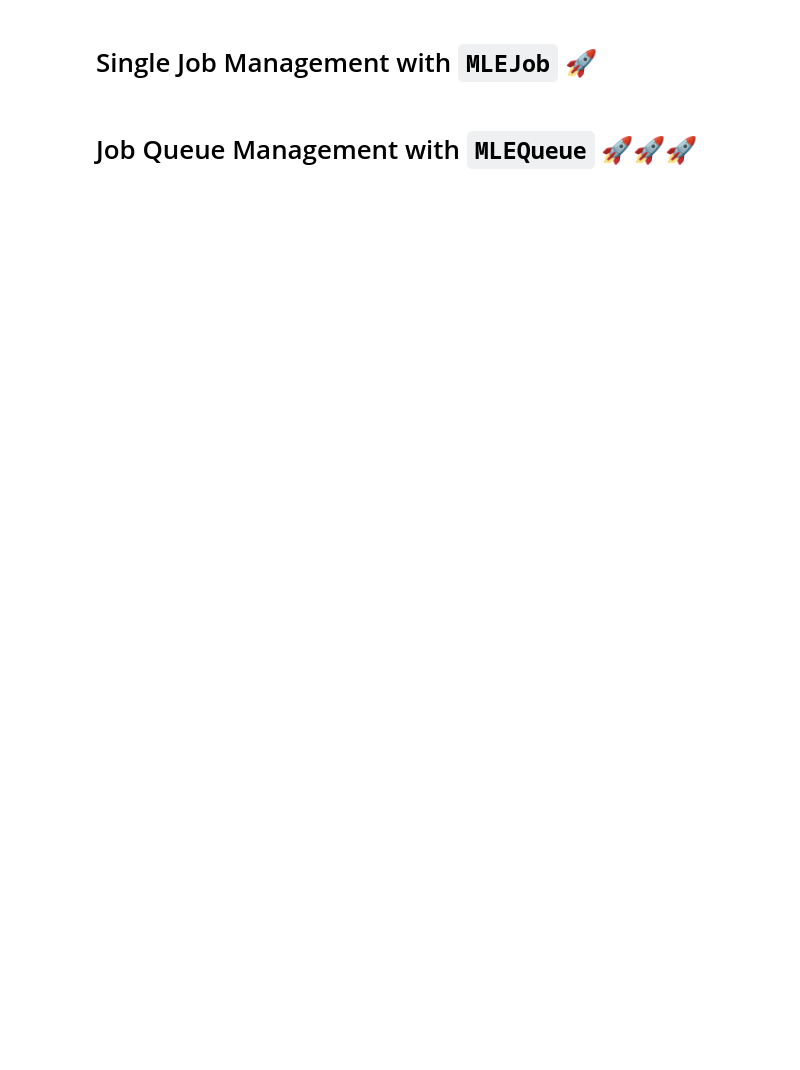
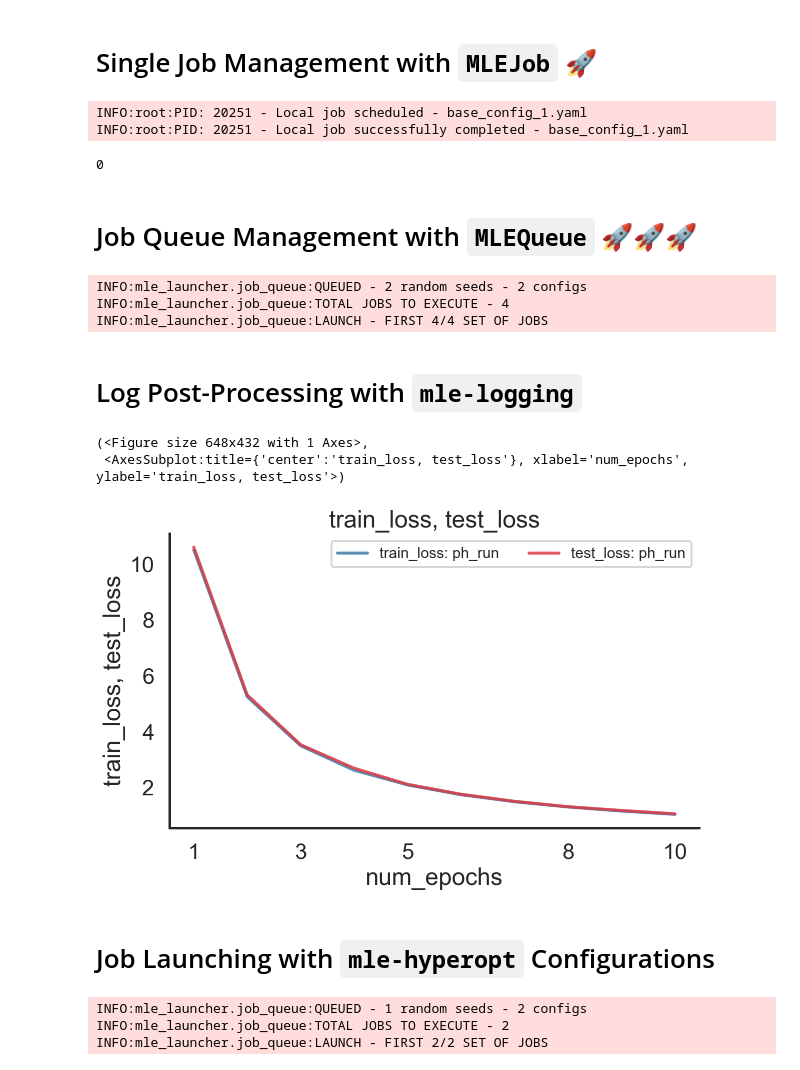
Before and after one commit to mle-infrastructure/mle-scheduler, a Jupyter notebook: examples/getting_started.ipynb, the cells around one changed output. Saved outputs shown, nothing was run; the diff lists cells and outputs as text; code cells hidden in the pictures; blank space fills up the shorter version.

Commit message:
Add template tests & example

```diff
--- a/examples/getting_started.ipynb
+++ b/examples/getting_started.ipynb
@@ -14,12 +37,23 @@ except:
 # %% [markdown]
 # Single Job Management with `MLEJob` 🚀
 # %%
+import logging
 from mle_launcher import MLEJob
 
 # Launch a python train_mnist.py -config base_config.json job
-job = MLEJob(resource_to_run="slurm",
+job = MLEJob(resource_to_run="local",
              job_filename="train.py",
-             config_filename="base_config_1.json")
+             config_filename="base_config_1.yaml",
+             experiment_dir="logs_single",
+             job_arguments={"env_name": "mle-toolbox"},
+             use_conda_virtual_env=True,
+             logger_level=logging.INFO)
+
+job.run()
+# %% [output]
+INFO:root:PID: 20251 - Local job scheduled - base_config_1.yaml
+INFO:root:PID: 20251 - Local job successfully completed - base_config_1.yaml
+0
 # %% [markdown]
 # Job Queue Management with `MLEQueue` 🚀🚀🚀
 # %%
@@ -30,8 +64,32 @@ from mle_launcher import MLEQueue
 # python train_mnist.py -config base_config_1.json -seed 1
 # python train_mnist.py -config base_config_2.json -seed 0
 # python train_mnist.py -config base_config_2.json -seed 1
-queue = MLEQueue(resource_to_run="slurm",
+queue = MLEQueue(resource_to_run="local",
                  job_filename="train.py",
-                 config_filenames=["base_config_1.json",
-                                   "base_config_2.json"],
-                 random_seeds=[0, 1])
+                 config_filenames=["base_config_1.yaml",
+                                   "base_config_2.yaml"],
+                 num_seeds=2,
+                 random_seeds=[0, 1],
+                 experiment_dir="logs_queue",
+                 job_arguments={"env_name": "mle-toolbox"},
+                 use_conda_virtual_env=True,
+                 automerge_seeds=True,
+                 logger_level=logging.INFO)
+queue.run()
+# %% [output]
+INFO:mle_launcher.job_queue:QUEUED - 2 random seeds - 2 configs
+INFO:mle_launcher.job_queue:TOTAL JOBS TO EXECUTE - 4
+INFO:mle_launcher.job_queue:LAUNCH - FIRST 4/4 SET OF JOBS
+# %% [markdown]
+# Log Post-Processing with `mle-logging`
+# %%
+from mle_logging import load_log
+
+log = load_log("logs_single/21-11-07_base_config_1")
+log.plot(["train_loss", "test_loss"])
+# %% [output]
+(<Figure size 648x432 with 1 Axes>,
+ <AxesSubplot:title={'center':'train_loss, test_loss'}, xlabel='num_epochs', ylabel='train_loss, test_loss'>)
+[figure, added]
+# %% [markdown]
+# Job Launching with `mle-hyperopt` Configurations
@@ -37,0 +116,15 @@ queue = MLEQueue(resource_to_run="slurm",
+# %%
+queue = MLEQueue(resource_to_run="local",
+                 job_filename="train.py",
+                 config_filenames=config_fnames,
+                 num_seeds=1,
+                 experiment_dir="logs_queue",
+                 job_arguments={"env_name": "mle-toolbox"},
+                 use_conda_virtual_env=True,
+                 automerge_seeds=True,
+                 logger_level=logging.INFO)
+queue.run()
+# %% [output]
+INFO:mle_launcher.job_queue:QUEUED - 1 random seeds - 2 configs
+INFO:mle_launcher.job_queue:TOTAL JOBS TO EXECUTE - 2
+INFO:mle_launcher.job_queue:LAUNCH - FIRST 2/2 SET OF JOBS
```
Also changed, not shown: parts of 5 cells of this notebook, 11 other files.
